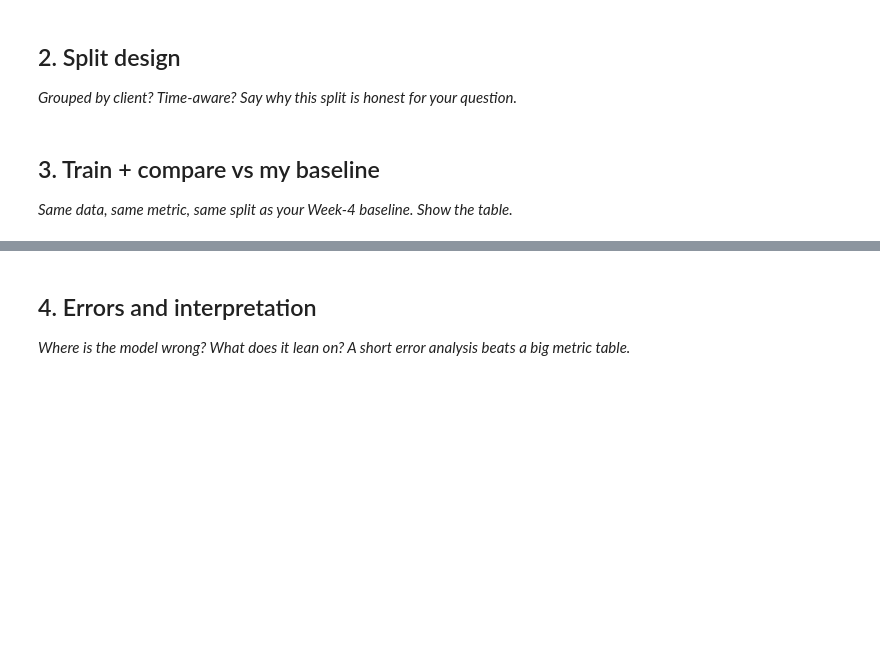
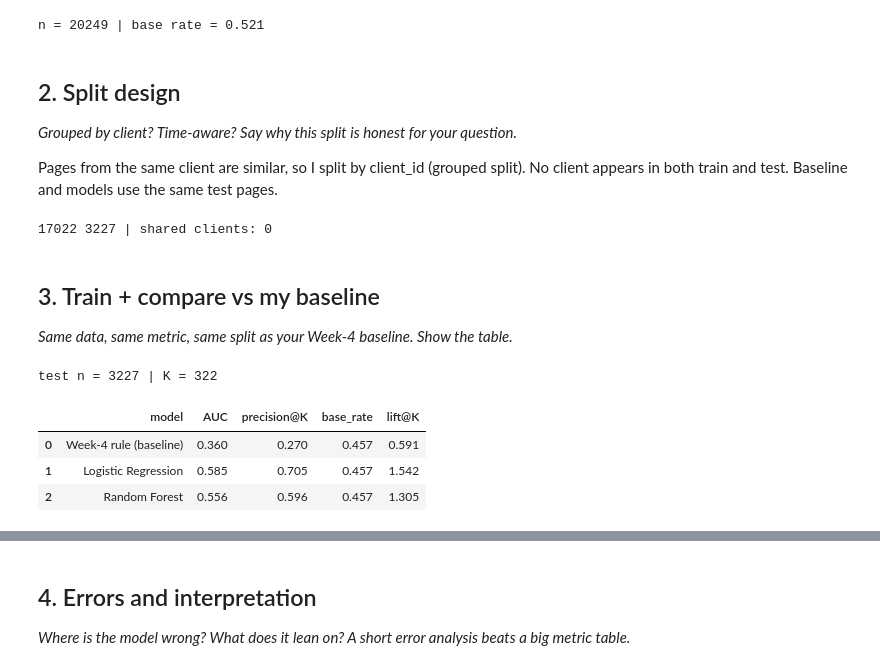
Before and after one commit to tabeeljohn2/flyrank-ml-internship, a Jupyter notebook: work/notebooks/w05_model.ipynb, the cells around one changed output, grey strips where cells are left out. Cells and saved outputs as stored; diff of their text form; code cells hidden in the pictures; blank space fills up the shorter version.

```diff
--- a/work/notebooks/w05_model.ipynb
+++ b/work/notebooks/w05_model.ipynb
@@ -16,4 +50,18 @@ This skeleton is yours to fill. Work the sections **in order** — each one has
+# %%
+d = df[df["impressions_prev_30d"] >= 50].copy()
+d["ratio"] = d["impressions_last_30d"] / d["impressions_prev_30d"]
+d["declined"] = (d["ratio"] < 0.7).astype(int)
+print("n =", len(d), "| base rate =", round(d["declined"].mean(), 3))
+
+NUM = ["days_since_last_update","content_age_days","word_count","search_volume","competition","cpc"]
+CAT = ["content_type","main_intent"]
+# Add "impressions_90d","avg_position","ctr" ONLY if the data guide says they end before the last-30d window.
+FEATURES = NUM + CAT
+# %% [output]
+n = 20249 | base rate = 0.521
 # %% [markdown]
 ## 2. Split design
 
 *Grouped by client? Time-aware? Say why this split is honest for your question.*
+
+Pages from the same client are similar, so I split by client_id (grouped split). No client appears in both train and test. Baseline and models use the same test pages.
@@ -23,3 +68,11 @@ This skeleton is yours to fill. Work the sections **in order** — each one has
+# %%
+from sklearn.model_selection import GroupShuffleSplit
+gss = GroupShuffleSplit(n_splits=1, test_size=0.2, random_state=42)
+tr_idx, te_idx = next(gss.split(d, d["declined"], groups=d["client_id"]))
+train, test = d.iloc[tr_idx].copy(), d.iloc[te_idx].copy()
+print(len(train), len(test), "| shared clients:", len(set(train.client_id) & set(test.client_id)))
+# %% [output]
+17022 3227 | shared clients: 0
 # %% [markdown]
 ## 3. Train + compare vs my baseline
 
@@ -29,0 +80,52 @@ This skeleton is yours to fill. Work the sections **in order** — each one has
+# %%
+from sklearn.metrics import roc_auc_score
+from sklearn.pipeline import Pipeline
+from sklearn.compose import ColumnTransformer
+from sklearn.preprocessing import OneHotEncoder, StandardScaler
+from sklearn.impute import SimpleImputer
+from sklearn.linear_model import LogisticRegression
+from sklearn.ensemble import RandomForestClassifier
+
+K = int(0.10 * len(test))          # top 10% of test pages
+base_rate = test["declined"].mean()
+
+def prec_at_k(y, score, k=K):
+    top = np.argsort(-np.asarray(score))[:k]
+    return np.asarray(y)[top].mean()
+
+# Week-4 baseline, computed on the test pages
+b = 0.6*test["days_since_last_update"].rank(pct=True) + 0.4*test["impressions_90d"].rank(pct=True)
+
+pre = ColumnTransformer([
+    ("num", Pipeline([("imp", SimpleImputer(strategy="median")), ("sc", StandardScaler())]), NUM),
+    ("cat", Pipeline([("imp", SimpleImputer(strategy="most_frequent")),
+                      ("oh", OneHotEncoder(handle_unknown="ignore"))]), CAT)])
+
+models = {
+ "Logistic Regression": Pipeline([("pre", pre), ("m", LogisticRegression(max_iter=1000, class_weight="balanced"))]),
+ "Random Forest": Pipeline([("pre", pre), ("m", RandomForestClassifier(
+        n_estimators=200, max_depth=8, min_samples_leaf=50, random_state=42, n_jobs=-1))]),
+}
+
+rows = [{"model":"Week-4 rule (baseline)",
+         "AUC": roc_auc_score(test["declined"], b),
+         "precision@K": prec_at_k(test["declined"], b)}]
+scores = {}
+for name, m in models.items():
+    m.fit(train[FEATURES], train["declined"])
+    s = m.predict_proba(test[FEATURES])[:,1]
+    scores[name] = s
+    rows.append({"model":name, "AUC": roc_auc_score(test["declined"], s),
+                 "precision@K": prec_at_k(test["declined"], s)})
+
+res = pd.DataFrame(rows)
+res["base_rate"] = base_rate
+res["lift@K"] = res["precision@K"] / base_rate
+print("test n =", len(test), "| K =", K)
+res.round(3)
+# %% [output]
+test n = 3227 | K = 322
+|  | model | AUC | precision@K | base_rate | lift@K |
+| 0 | Week-4 rule (baseline) | 0.360 | 0.270 | 0.457 | 0.591 |
+| 1 | Logistic Regression | 0.585 | 0.705 | 0.457 | 1.542 |
+| 2 | Random Forest | 0.556 | 0.596 | 0.457 | 1.305 |
```
Also changed, not shown: parts of 18 cells of this notebook.
